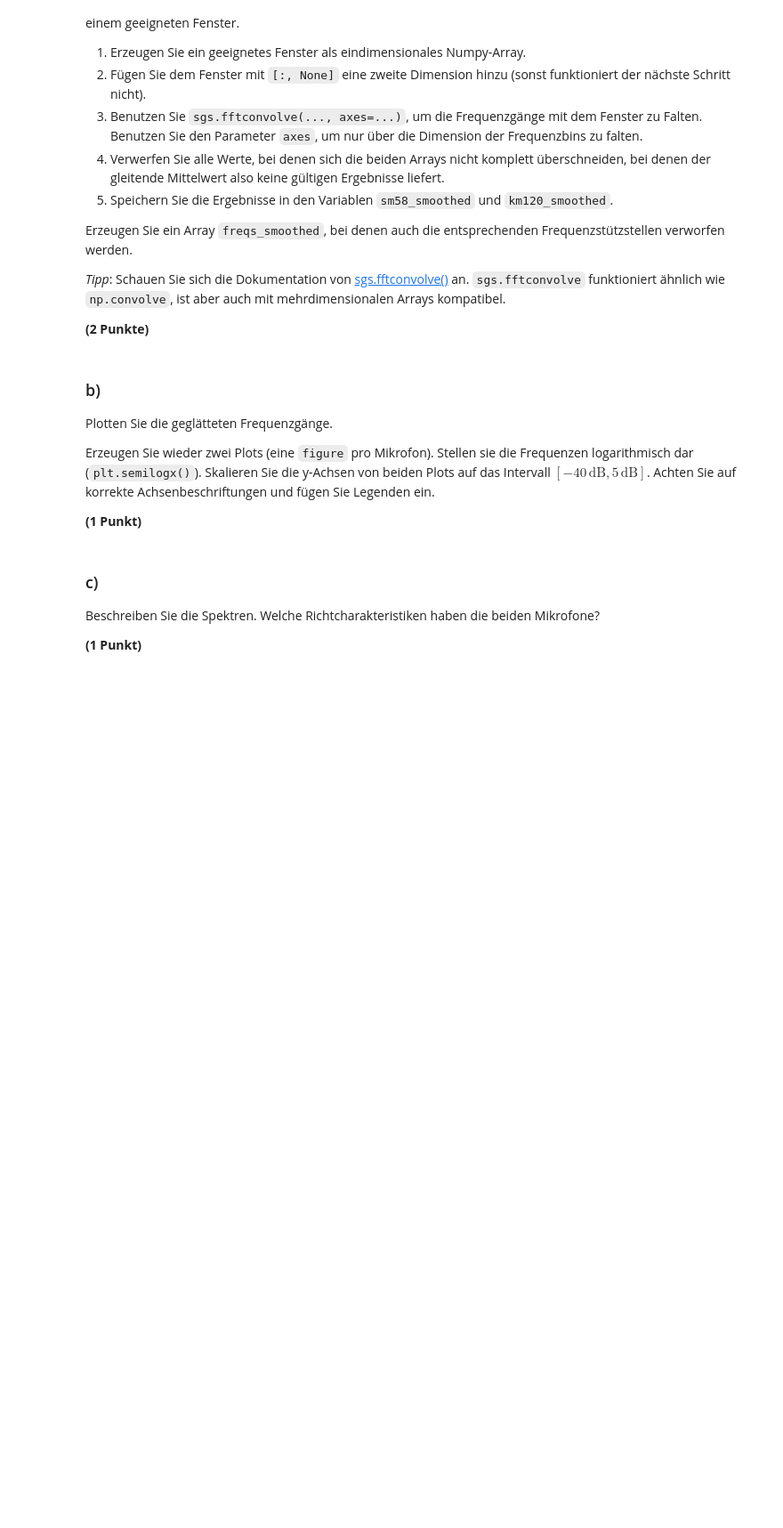
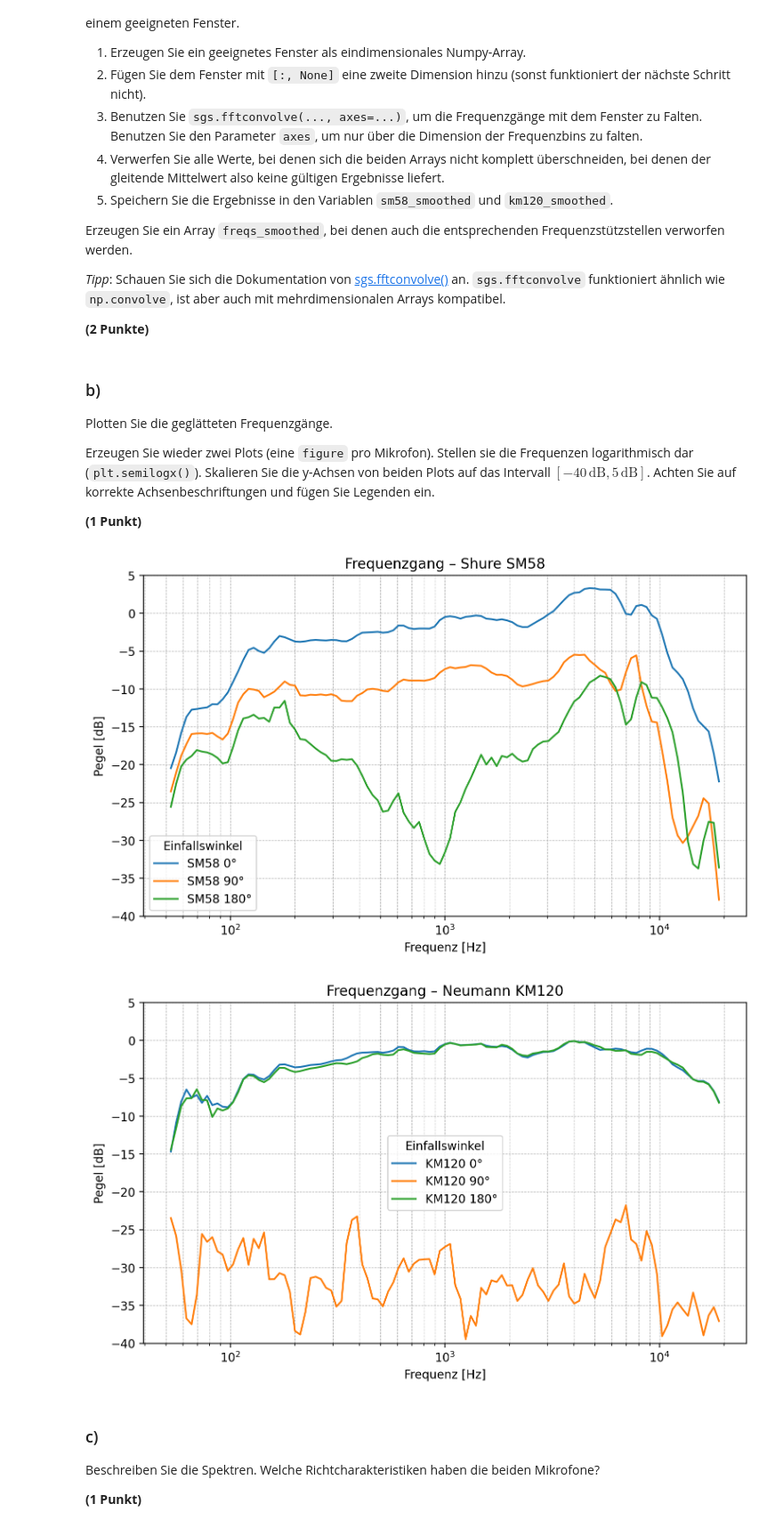
Before and after one commit to Comrad3J/Elektroakustik-SoSe2025-GruppeN, a Jupyter notebook: hausaufgabe_1/Elektroakustik_HA1.ipynb, the cells around one changed output. Shown at 89% size. Drawn from its saved outputs; the diff is of its cells as text; code cells hidden in the pictures; blank space fills up the shorter version.

```diff
--- a/hausaufgabe_1/Elektroakustik_HA1.ipynb
+++ b/hausaufgabe_1/Elektroakustik_HA1.ipynb
@@ -192,3 +188,18 @@ raise NotImplementedError("Löschen Sie diese Zeile")
+# %%
+# Fügen Sie hier Ihre Lösung ein:
+# Gleitendes Mittelwertfenster über 3 Bins
+window = [1/3, 1/3, 1/3]
+window = np.array(window)
+window = window[:, None]
+
+
+# Faltung anwenden (nur über Achse 0 – Frequenz)
+sm58_smoothed = sgs.fftconvolve(sm58, window, mode='valid', axes=0)
+km120_smoothed = sgs.fftconvolve(km120, window, mode='valid', axes=0)
+
+# Frequenzstützstellen kürzen (entspricht Mittelwertfenster)
+freqs_smoothed = freqs[1:-1]  # 109 → 107 Werte (Fensterrand abgeschnitten)
+# Ab hier nicht mehr bearbeiten.
 # %%
 # DIESE ZELLE NICHT BEARBEITEN
 ### BEGIN TESTS
@@ -215,3 +222,33 @@ raise NotImplementedError("Löschen Sie diese Zeile")
+# %%
+# Fügen Sie hier Ihre Lösung ein:
+angles = ["0°", "90°", "180°"]
+
+plt.figure(figsize=(8, 5))
+for i in range(3):
+    plt.semilogx(freqs_smoothed, sm58_smoothed[:, i], label=f"SM58 {angles[i]}")
+plt.title("Frequenzgang – Shure SM58")
+plt.xlabel("Frequenz [Hz]")
+plt.ylabel("Pegel [dB]")
+plt.ylim([-40, 5])
+plt.tight_layout()
+plt.legend(title="Einfallswinkel")
+plt.grid(True, which='both', linestyle='--', linewidth=0.5)
+
+plt.figure(figsize=(8, 5))
+for i in range(3):
+    plt.semilogx(freqs_smoothed, km120_smoothed[:, i], label=f"KM120 {angles[i]}")
+plt.ylim([-40, 5])
+plt.title("Frequenzgang – Neumann KM120")
+plt.xlabel("Frequenz [Hz]")
+plt.ylabel("Pegel [dB]")
+plt.ylim([-40, 5])
+plt.tight_layout()
+plt.legend(title="Einfallswinkel")
+plt.grid(True, which='both', linestyle='--', linewidth=0.5)
+# Ab hier nicht mehr bearbeiten.
+# %% [output]
+[figure, added]
+[figure, added]
 # %% [markdown]
 ### c)
 
```
Also changed, not shown: parts of 5 cells of this notebook.
